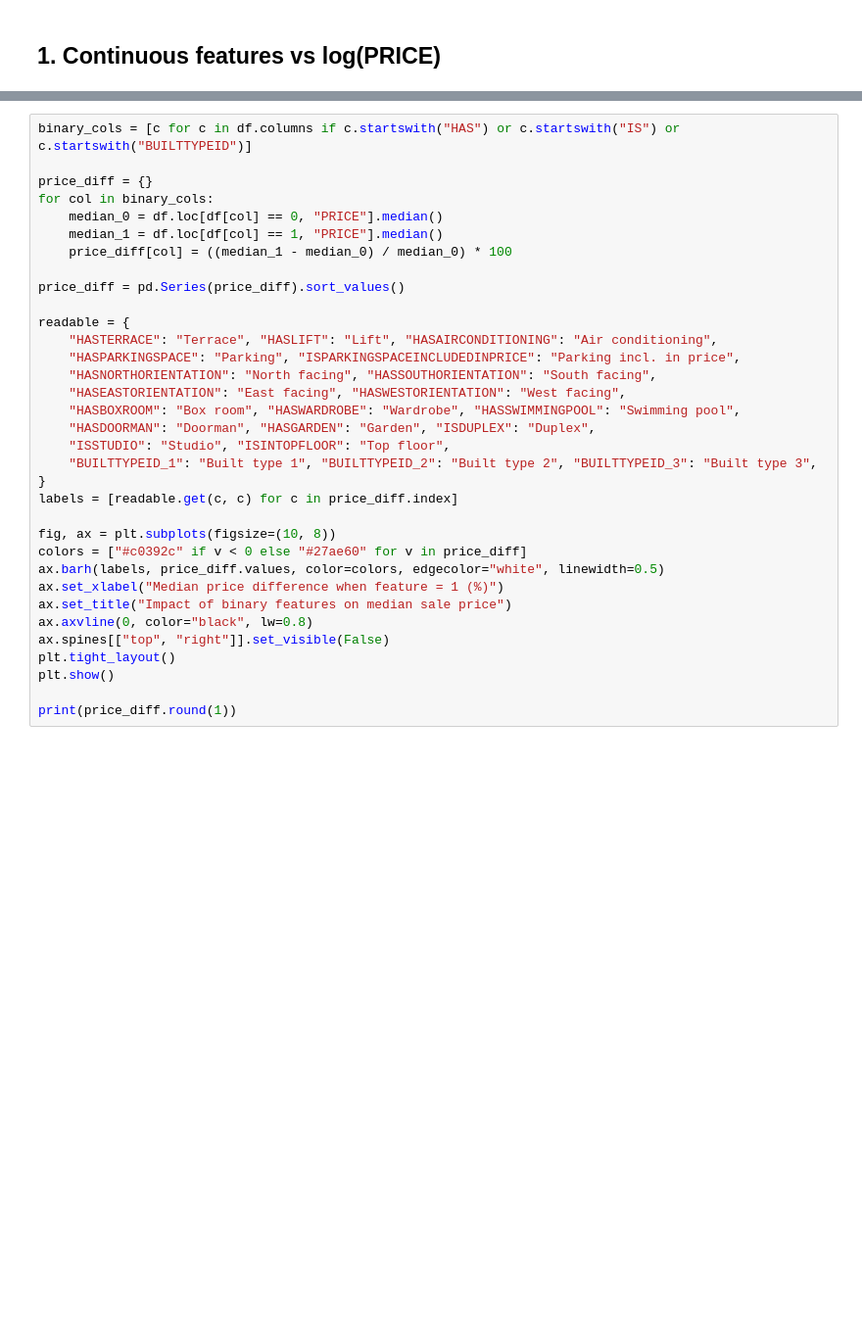
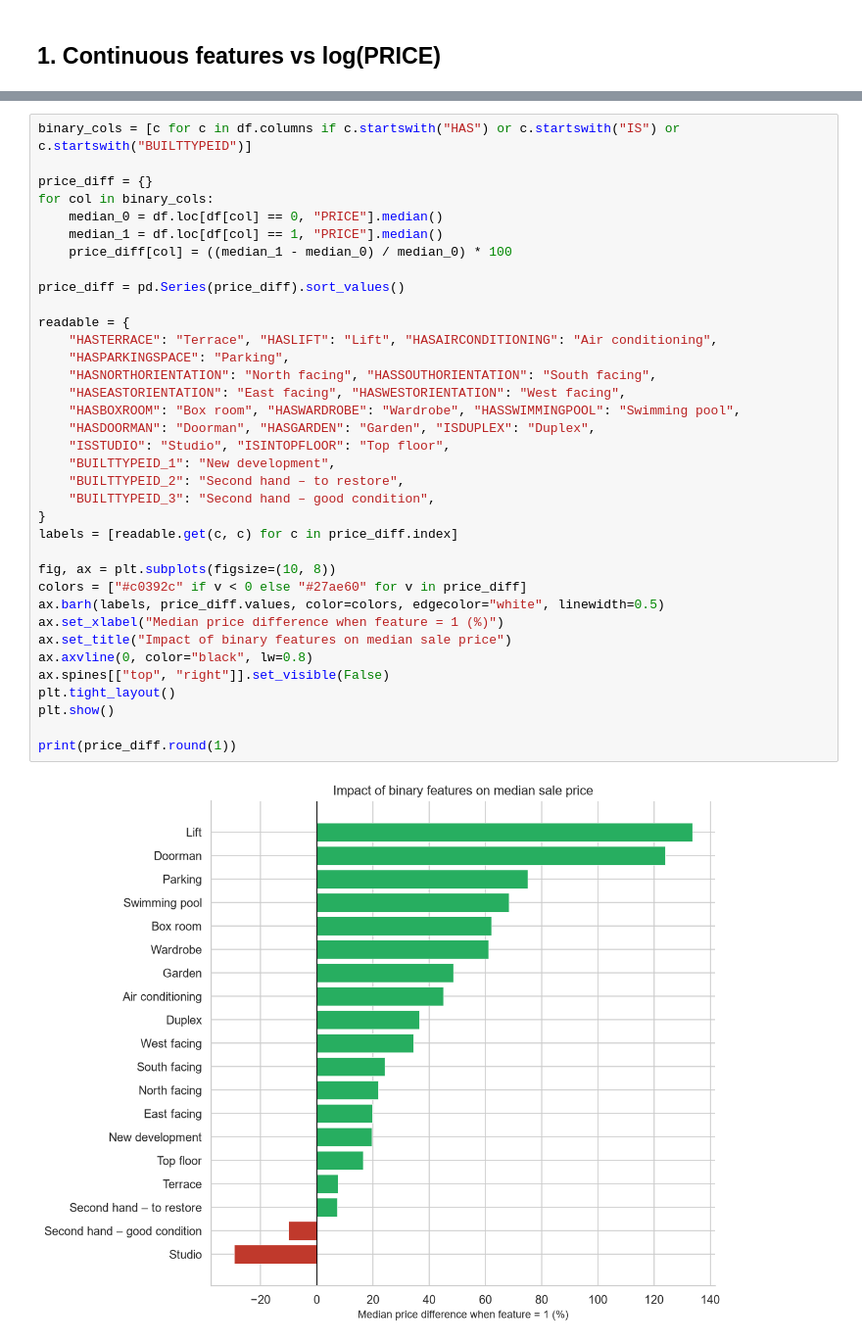
Before and after one commit to PabloMonteroRuiz/machine-learning-airbnb, a Jupyter notebook: notebooks/03_bivariate_analysis_and_conclusions.ipynb, the cells around one changed output, grey strips where cells are left out. Shown at 98% size. Drawn from its saved outputs; the diff is of its cells as text; blank space fills up the shorter version.

```diff
--- a/notebooks/03_bivariate_analysis_and_conclusions.ipynb
+++ b/notebooks/03_bivariate_analysis_and_conclusions.ipynb
@@ -138,32 +143,36 @@ binary_cols = [c for c in df.columns if c.startswith("HAS") or c.startswith("IS"
 
 price_diff = {}
 for col in binary_cols:
     median_0 = df.loc[df[col] == 0, "PRICE"].median()
     median_1 = df.loc[df[col] == 1, "PRICE"].median()
     price_diff[col] = ((median_1 - median_0) / median_0) * 100
 
 price_diff = pd.Series(price_diff).sort_values()
 
 readable = {
     "HASTERRACE": "Terrace", "HASLIFT": "Lift", "HASAIRCONDITIONING": "Air conditioning",
-    "HASPARKINGSPACE": "Parking", "ISPARKINGSPACEINCLUDEDINPRICE": "Parking incl. in price",
+    "HASPARKINGSPACE": "Parking",
     "HASNORTHORIENTATION": "North facing", "HASSOUTHORIENTATION": "South facing",
     "HASEASTORIENTATION": "East facing", "HASWESTORIENTATION": "West facing",
     "HASBOXROOM": "Box room", "HASWARDROBE": "Wardrobe", "HASSWIMMINGPOOL": "Swimming pool",
     "HASDOORMAN": "Doorman", "HASGARDEN": "Garden", "ISDUPLEX": "Duplex",
     "ISSTUDIO": "Studio", "ISINTOPFLOOR": "Top floor",
-    "BUILTTYPEID_1": "Built type 1", "BUILTTYPEID_2": "Built type 2", "BUILTTYPEID_3": "Built type 3",
+    "BUILTTYPEID_1": "New development",
+    "BUILTTYPEID_2": "Second hand – to restore",
+    "BUILTTYPEID_3": "Second hand – good condition",
 }
 labels = [readable.get(c, c) for c in price_diff.index]
 
 fig, ax = plt.subplots(figsize=(10, 8))
 colors = ["#c0392c" if v < 0 else "#27ae60" for v in price_diff]
 ax.barh(labels, price_diff.values, color=colors, edgecolor="white", linewidth=0.5)
 ax.set_xlabel("Median price difference when feature = 1 (%)")
 ax.set_title("Impact of binary features on median sale price")
 ax.axvline(0, color="black", lw=0.8)
 ax.spines[["top", "right"]].set_visible(False)
 plt.tight_layout()
 plt.show()
 
 print(price_diff.round(1))
+# %% [output]
+[figure, added]
```
Also changed, not shown: parts of 14 cells of this notebook.
